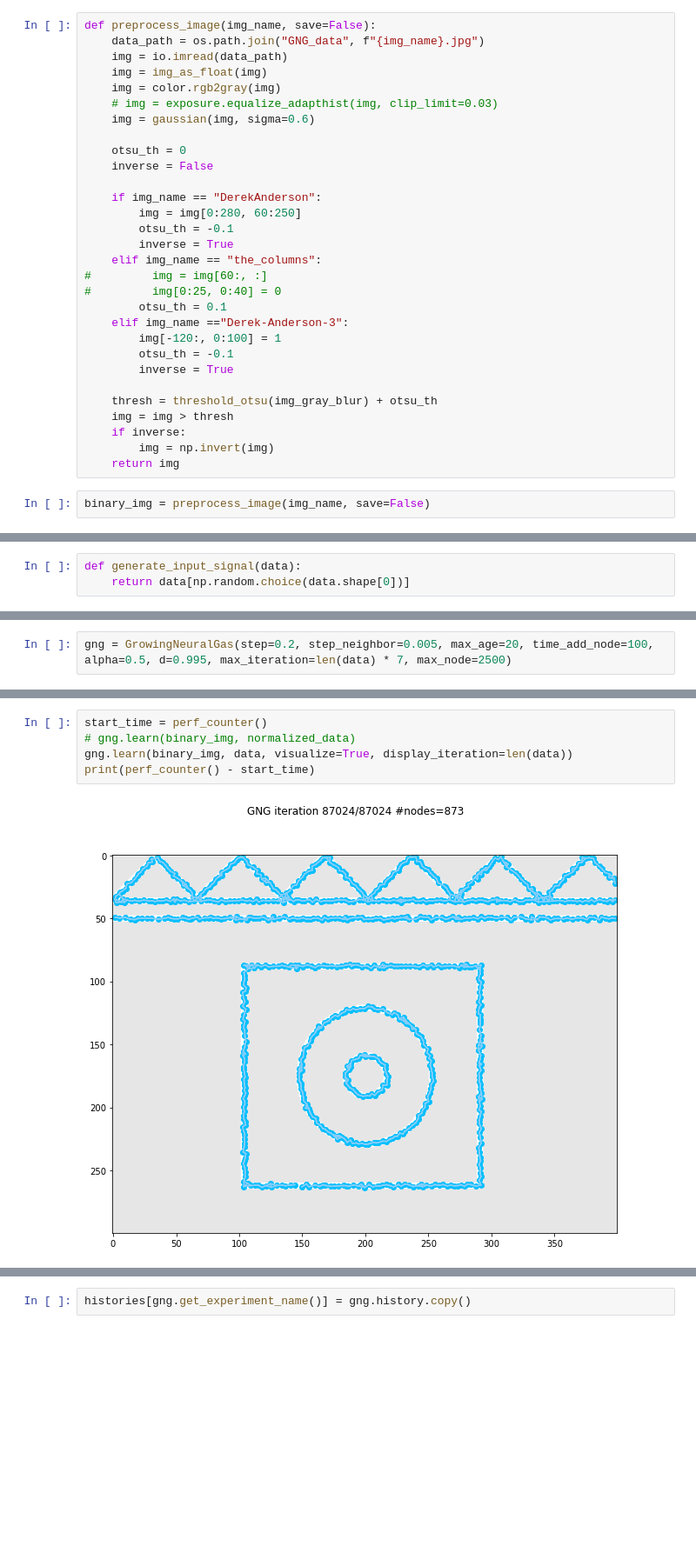
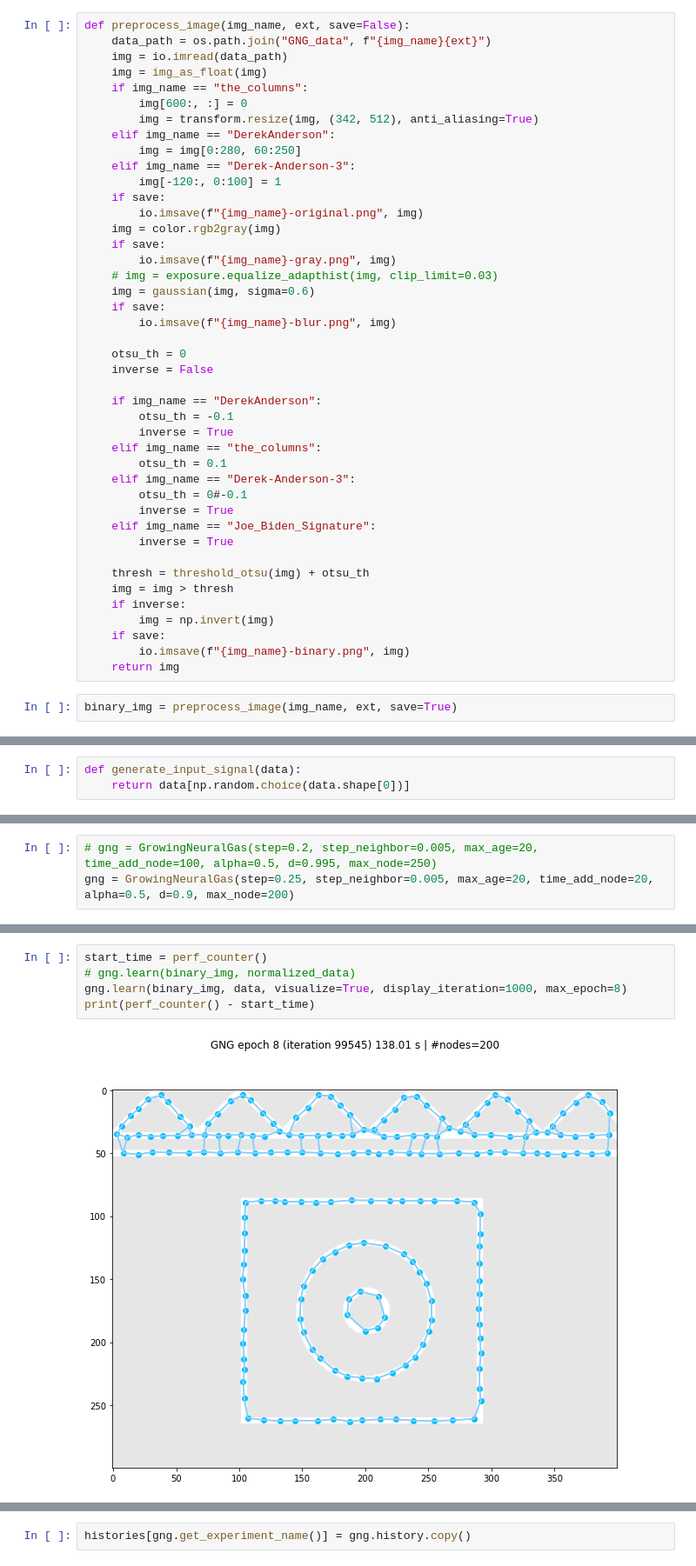
Before and after one commit to tmwatchanan/neural-networks, a Jupyter notebook: Growing Neural Gas/GNG.ipynb, the cells around one changed output, grey strips where cells are left out. Shown at 87% size. Drawn from its saved outputs; the diff is of its cells as text; blank space fills up the shorter version.

Commit message:
feat: add growing neural gas

```diff
--- a/Growing Neural Gas/GNG.ipynb
+++ b/Growing Neural Gas/GNG.ipynb
@@ -39,32 +44,45 @@ from skimage.filters import threshold_otsu
 # %%
-def preprocess_image(img_name, save=False):
-    data_path = os.path.join("GNG_data", f"{img_name}.jpg")
+def preprocess_image(img_name, ext, save=False):
+    data_path = os.path.join("GNG_data", f"{img_name}{ext}")
     img = io.imread(data_path)
     img = img_as_float(img)
+    if img_name == "the_columns":
+        img[600:, :] = 0
+        img = transform.resize(img, (342, 512), anti_aliasing=True)
+    elif img_name == "DerekAnderson":
+        img = img[0:280, 60:250]
+    elif img_name == "Derek-Anderson-3":
+        img[-120:, 0:100] = 1
+    if save:
+        io.imsave(f"{img_name}-original.png", img)
     img = color.rgb2gray(img)
+    if save:
+        io.imsave(f"{img_name}-gray.png", img)
     # img = exposure.equalize_adapthist(img, clip_limit=0.03)
     img = gaussian(img, sigma=0.6)
+    if save:
+        io.imsave(f"{img_name}-blur.png", img)
 
     otsu_th = 0
     inverse = False
 
     if img_name == "DerekAnderson":
-        img = img[0:280, 60:250]
         otsu_th = -0.1
         inverse = True
     elif img_name == "the_columns":
-#         img = img[60:, :]
-#         img[0:25, 0:40] = 0
         otsu_th = 0.1
-    elif img_name =="Derek-Anderson-3":
-        img[-120:, 0:100] = 1
-        otsu_th = -0.1
+    elif img_name == "Derek-Anderson-3":
+        otsu_th = 0#-0.1
+        inverse = True
+    elif img_name == "Joe_Biden_Signature":
         inverse = True
 
-    thresh = threshold_otsu(img_gray_blur) + otsu_th
+    thresh = threshold_otsu(img) + otsu_th
     img = img > thresh
     if inverse:
         img = np.invert(img)
+    if save:
+        io.imsave(f"{img_name}-binary.png", img)
     return img
 # %%
-binary_img = preprocess_image(img_name, save=False)
+binary_img = preprocess_image(img_name, ext, save=True)
@@ -395,2 +422,3 @@ def get_distance(a, b):
 # %%
-gng = GrowingNeuralGas(step=0.2, step_neighbor=0.005, max_age=20, time_add_node=100, alpha=0.5, d=0.995, max_iteration=len(data) * 7, max_node=2500)
+# gng = GrowingNeuralGas(step=0.2, step_neighbor=0.005, max_age=20, time_add_node=100, alpha=0.5, d=0.995, max_node=250)
+gng = GrowingNeuralGas(step=0.25, step_neighbor=0.005, max_age=20, time_add_node=20, alpha=0.5, d=0.9, max_node=200)
@@ -414,7 +441,7 @@ gng.initialize([w_a, w_b])
 # %%
 start_time = perf_counter()
 # gng.learn(binary_img, normalized_data)
-gng.learn(binary_img, data, visualize=True, display_iteration=len(data))
+gng.learn(binary_img, data, visualize=True, display_iteration=1000, max_epoch=8)
 print(perf_counter() - start_time)
 # %% [output]
-[figure, old version]
+[figure, new version]
```
Also changed, not shown: parts of 43 cells of this notebook.
